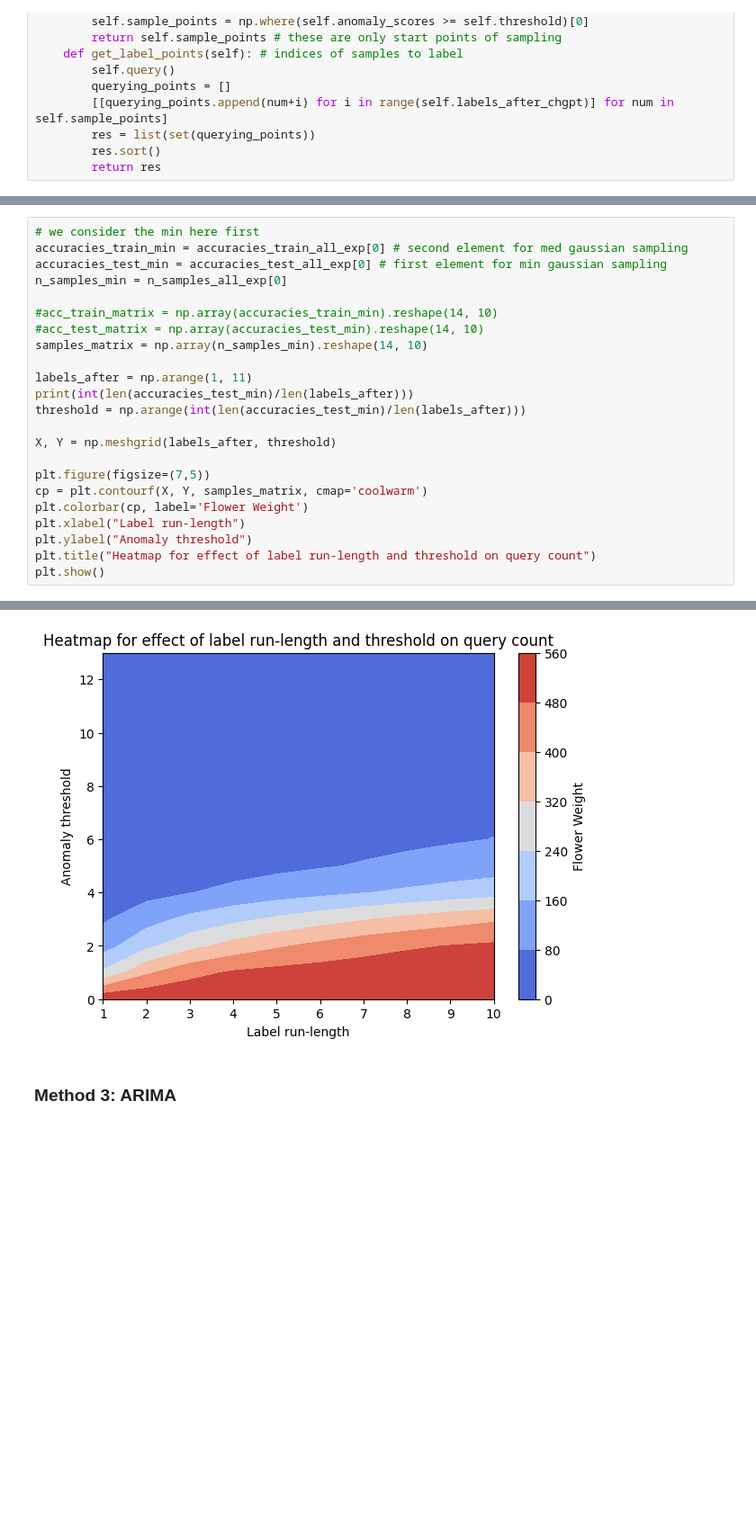
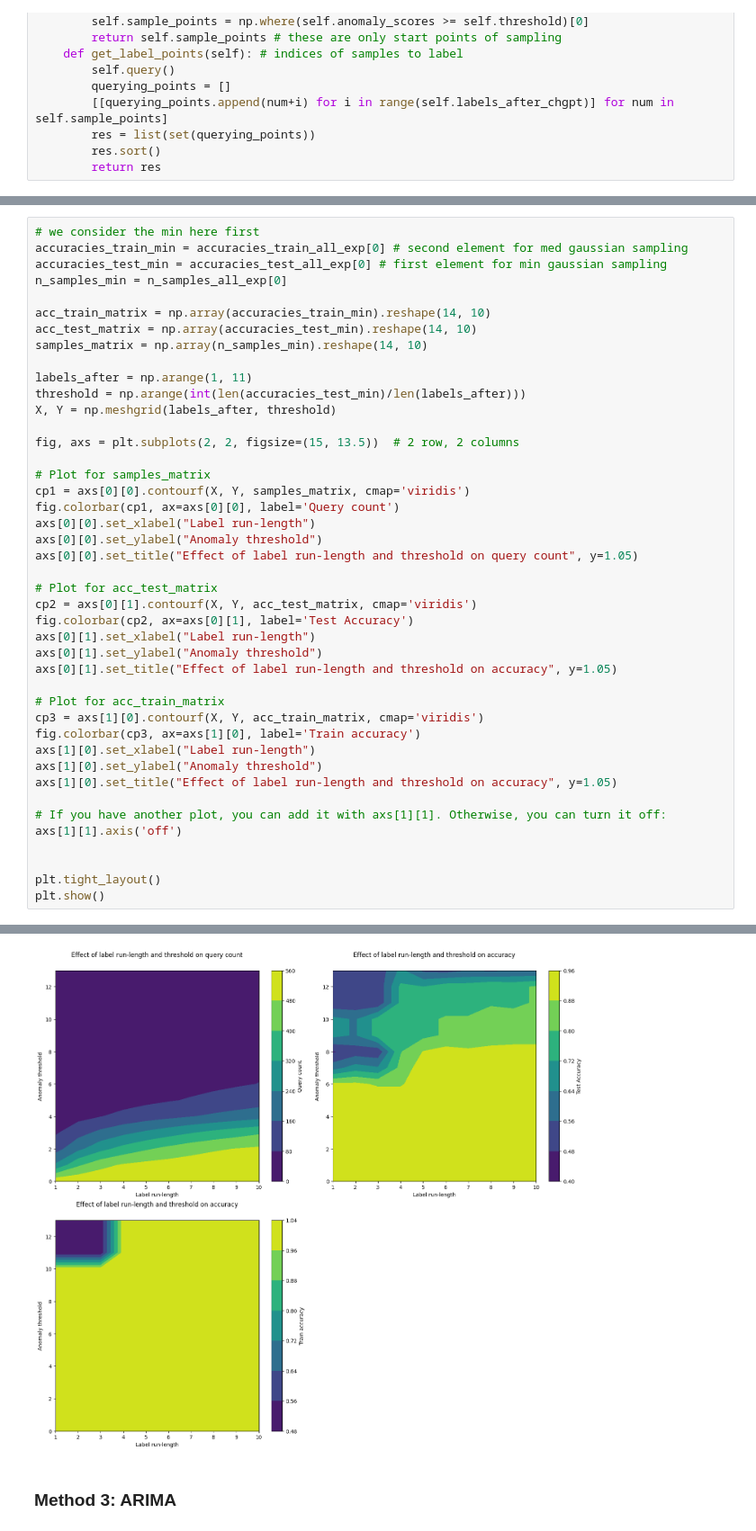
Before and after one commit to AmroAbdrabo/application-of-online-anomaly-detection-using-one-class-classification-to-z24, a Jupyter notebook: Chapter3-ActiveLearning/Streaming-AL/River/river_experiments.ipynb, the cells around one changed output, grey strips where cells are left out. Shown at 90% size. Saved outputs shown, nothing was run; the diff lists cells and outputs as text; blank space fills up the shorter version.

Commit message:
heatmaps for min aggregation

```diff
--- a/Chapter3-ActiveLearning/Streaming-AL/River/river_experiments.ipynb
+++ b/Chapter3-ActiveLearning/Streaming-AL/River/river_experiments.ipynb
@@ -376,21 +376,41 @@ accuracies_train_min = accuracies_train_all_exp[0] # second element for med gaus
 accuracies_test_min = accuracies_test_all_exp[0] # first element for min gaussian sampling
 n_samples_min = n_samples_all_exp[0]
 
-#acc_train_matrix = np.array(accuracies_train_min).reshape(14, 10)
-#acc_test_matrix = np.array(accuracies_test_min).reshape(14, 10)
+acc_train_matrix = np.array(accuracies_train_min).reshape(14, 10)
+acc_test_matrix = np.array(accuracies_test_min).reshape(14, 10)
 samples_matrix = np.array(n_samples_min).reshape(14, 10)
 
 labels_after = np.arange(1, 11)
-print(int(len(accuracies_test_min)/len(labels_after)))
 threshold = np.arange(int(len(accuracies_test_min)/len(labels_after)))
-
 X, Y = np.meshgrid(labels_after, threshold)
 
-plt.figure(figsize=(7,5))
-cp = plt.contourf(X, Y, samples_matrix, cmap='coolwarm')
-plt.colorbar(cp, label='Flower Weight')
-plt.xlabel("Label run-length")
-plt.ylabel("Anomaly threshold")
-plt.title("Heatmap for effect of label run-length and threshold on query count")
+fig, axs = plt.subplots(2, 2, figsize=(15, 13.5))  # 2 row, 2 columns
+
+# Plot for samples_matrix
+cp1 = axs[0][0].contourf(X, Y, samples_matrix, cmap='viridis')
+fig.colorbar(cp1, ax=axs[0][0], label='Query count')
+axs[0][0].set_xlabel("Label run-length")
+axs[0][0].set_ylabel("Anomaly threshold")
+axs[0][0].set_title("Effect of label run-length and threshold on query count", y=1.05)
+
+# Plot for acc_test_matrix
+cp2 = axs[0][1].contourf(X, Y, acc_test_matrix, cmap='viridis')
+fig.colorbar(cp2, ax=axs[0][1], label='Test Accuracy')
+axs[0][1].set_xlabel("Label run-length")
+axs[0][1].set_ylabel("Anomaly threshold")
+axs[0][1].set_title("Effect of label run-length and threshold on accuracy", y=1.05)
+
+# Plot for acc_train_matrix
+cp3 = axs[1][0].contourf(X, Y, acc_train_matrix, cmap='viridis')
+fig.colorbar(cp3, ax=axs[1][0], label='Train accuracy')
+axs[1][0].set_xlabel("Label run-length")
+axs[1][0].set_ylabel("Anomaly threshold")
+axs[1][0].set_title("Effect of label run-length and threshold on accuracy", y=1.05)
+
+# If you have another plot, you can add it with axs[1][1]. Otherwise, you can turn it off:
+axs[1][1].axis('off')
+
+
+plt.tight_layout()
 plt.show()
 # %% [output]
@@ -398,4 +417,4 @@ plt.show()
-[figure, old version]
+[figure, new version]
 # %% [markdown]
 ### Method 3: ARIMA
 # %%
```
Also changed, not shown: parts of 1 cell of this notebook.
